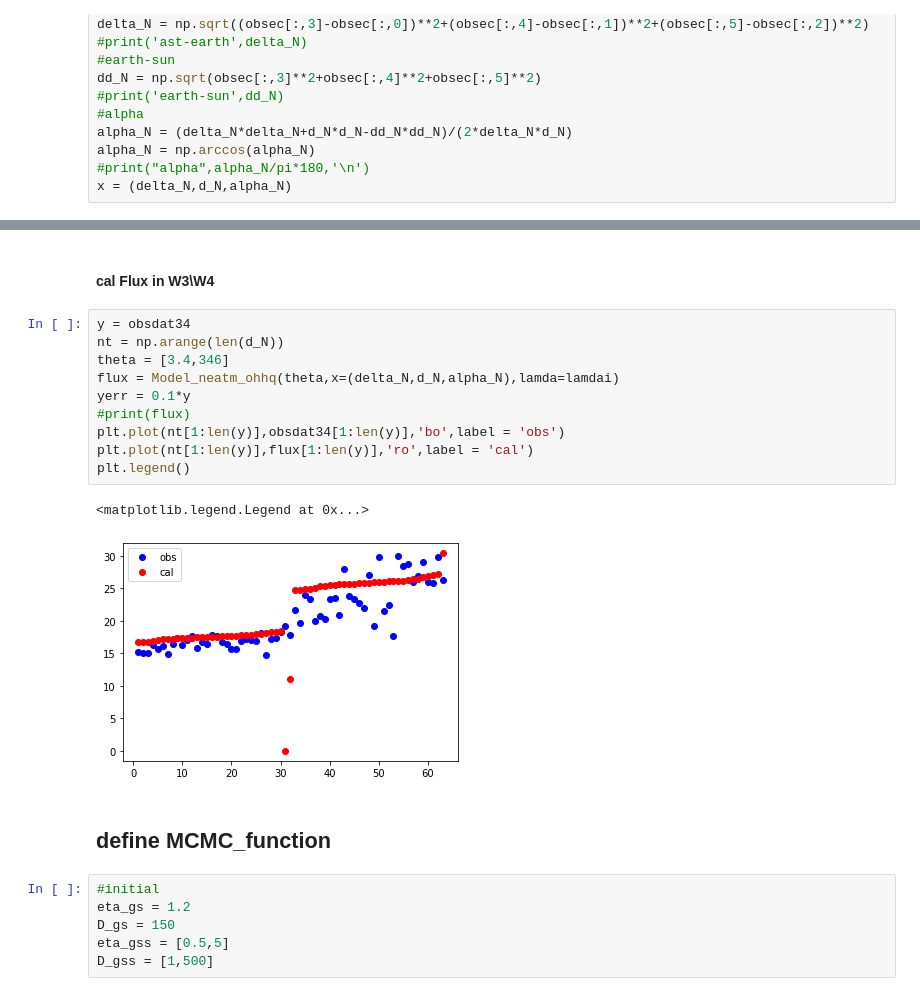
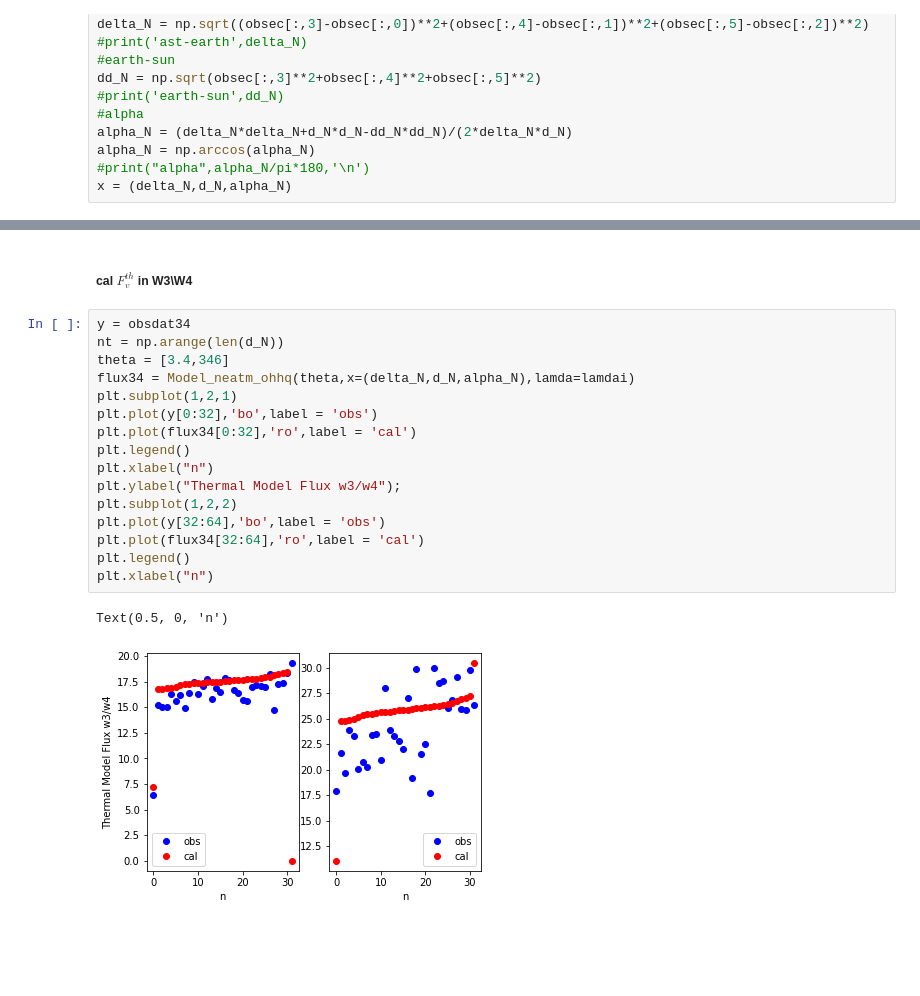
Before and after one commit to AstroHHQ/learngit, a Jupyter notebook: openti/MCMC_ref_2010co1.ipynb, the cells around one changed output, grey strips where cells are left out. Drawn from its saved outputs; the diff is of its cells as text; blank space fills up the shorter version.

```diff
--- a/openti/MCMC_ref_2010co1.ipynb
+++ b/openti/MCMC_ref_2010co1.ipynb
@@ -379,23 +339,21 @@ plt.legend()
 # %% [markdown]
-#### cal Flux in W3\W4
+##### cal $F_v^{th}$ in W3\W4
 # %%
 y = obsdat34
 nt = np.arange(len(d_N))
 theta = [3.4,346]
-flux = Model_neatm_ohhq(theta,x=(delta_N,d_N,alpha_N),lamda=lamdai)
-yerr = 0.1*y
-#print(flux)
-plt.plot(nt[1:len(y)],obsdat34[1:len(y)],'bo',label = 'obs')
-plt.plot(nt[1:len(y)],flux[1:len(y)],'ro',label = 'cal')
+flux34 = Model_neatm_ohhq(theta,x=(delta_N,d_N,alpha_N),lamda=lamdai)
+plt.subplot(1,2,1)
+plt.plot(y[0:32],'bo',label = 'obs')
+plt.plot(flux34[0:32],'ro',label = 'cal')
 plt.legend()
+plt.xlabel("n")
+plt.ylabel("Thermal Model Flux w3/w4");
+plt.subplot(1,2,2)
+plt.plot(y[32:64],'bo',label = 'obs')
+plt.plot(flux34[32:64],'ro',label = 'cal')
+plt.legend()
+plt.xlabel("n")
 # %% [output]
-<matplotlib.legend.Legend at 0x...>
+Text(0.5, 0, 'n')
-[figure, old version]
+[figure, new version]
-# %% [markdown]
-## define MCMC_function
-# %%
-#initial
-eta_gs = 1.2
-D_gs = 150
-eta_gss = [0.5,5]
-D_gss = [1,500]
```
Also changed, not shown: parts of 25 cells of this notebook.
